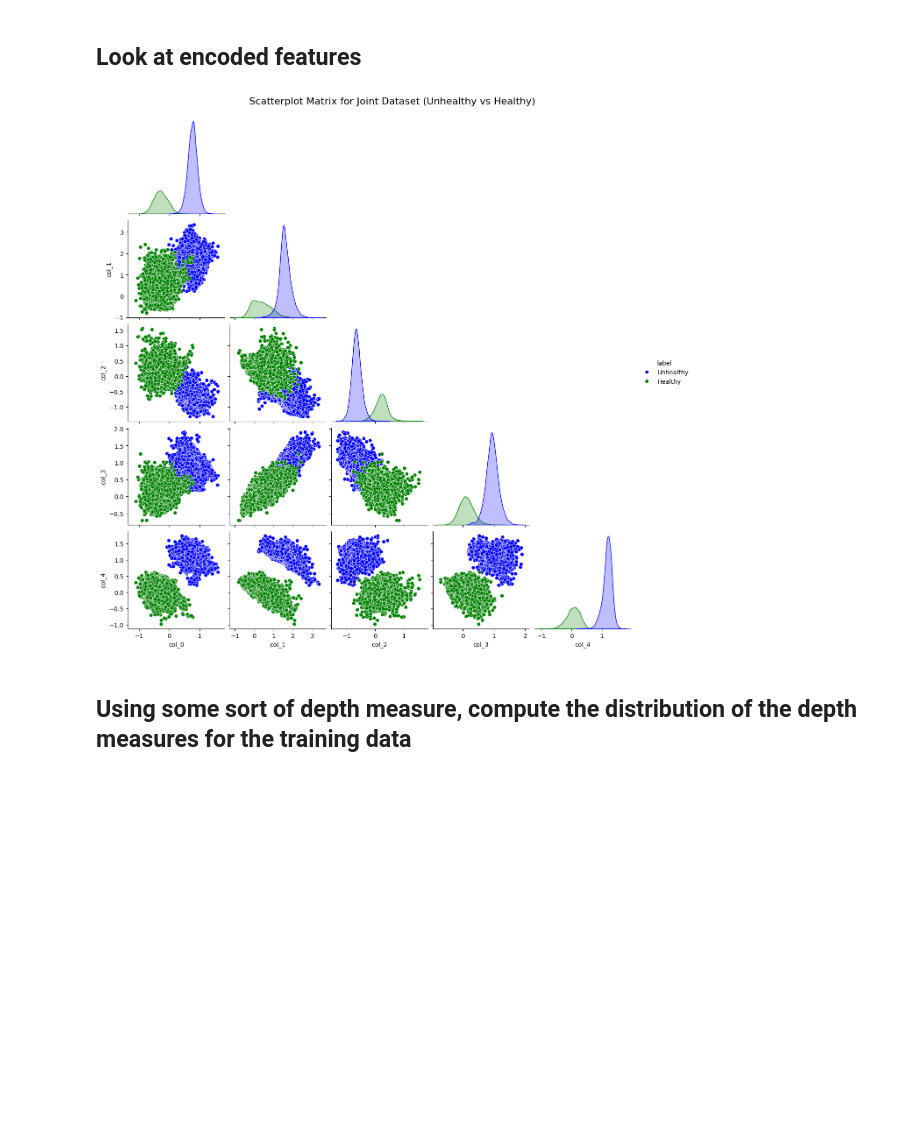
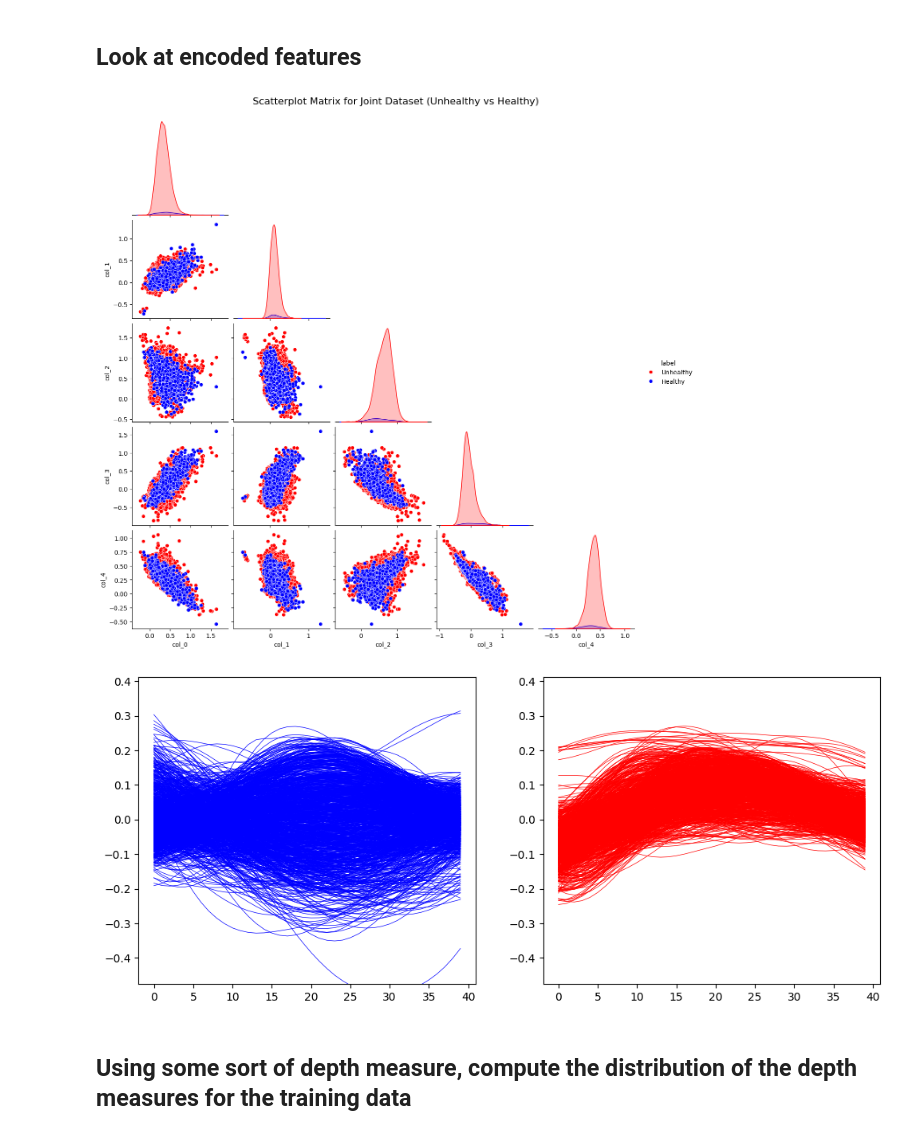
Before and after one commit to PengKuang/team_scalable_timeseries, a Jupyter notebook: model_pipeline.ipynb, the cells around one changed output. Saved outputs shown, nothing was run; the diff lists cells and outputs as text; code cells hidden in the pictures; blank space fills up the shorter version.

```diff
--- a/model_pipeline.ipynb
+++ b/model_pipeline.ipynb
@@ -235,9 +264,13 @@ plt.show()
 # %%
 encoded_healthy = model.encode(x).squeeze(1).detach().numpy()
 
+# subject_id_subset_knee = GRF_Annotation[GRF_Annotation['CLASS_LABEL'] == 'K']['SUBJECT_ID'].unique()
 subject_id_subset_knee = GRF_Annotation[GRF_Annotation['CLASS_LABEL'] == 'K']['SUBJECT_ID'].unique()
 unhealthy_patients = GRF_F_V_PRO_right[GRF_F_V_PRO_right['SUBJECT_ID'].isin(subject_id_subset_knee)]
-unhealthy_patients_tensor = torch.tensor(unhealthy_patients.iloc[:,3:].values, dtype=torch.float32).unsqueeze(1)
+temp_df = unhealthy_patients.iloc[:,3:] - pointwise_mean
+temp_df = temp_df.iloc[:, mask == 1]
+# temp_df = temp_df.T.apply(lambda v: v*mask).T
+unhealthy_patients_tensor = torch.tensor(temp_df.values, dtype=torch.float32).unsqueeze(1)
 encoded_unhealthy = model.encode(unhealthy_patients_tensor).squeeze(1).detach().numpy()
 
 encoded_unhealthy_df = pd.DataFrame(encoded_unhealthy, columns=[f"col_{i}" for i in range(encoded_unhealthy.shape[1])])
@@ -262,12 +295,28 @@ encoded_healthy_df['label'] = 'Healthy'
 joint_dataset = pd.concat([encoded_unhealthy_df, encoded_healthy_df], ignore_index=True)
 
 def scatterplot_matrix_with_labels(data, title):
-    g = sns.pairplot(data, diag_kind="kde", hue='label', corner=True, palette={"Unhealthy": "blue", "Healthy": "green"})
+    g = sns.pairplot(data, diag_kind="kde", hue='label', corner=True, palette={"Unhealthy": "red", "Healthy": "blue"})
     plt.suptitle(title, y=1.02, fontsize=16)
     plt.show()
 
 scatterplot_matrix_with_labels(joint_dataset, title="Scatterplot Matrix for Joint Dataset (Unhealthy vs Healthy)")
 # %% [output]
-[figure, old version]
+[figure, new version]
+# %%
+subset_indices = np.random.choice(min([x.shape[0], temp_df.shape[0]]), 1000, replace=False)
+
+fig, axes = plt.subplots(1, 2, figsize=(12, 5))
+
+axes[0].plot(x[subset_indices, 0, :].detach().numpy().T, c='blue', linewidth=0.5)
+axes[0].legend([], frameon=False)
+axes[0].set_ylim([np.min(temp_df.values), np.max(temp_df.values)])
+
+axes[1].plot(temp_df.values[subset_indices, :].T, c='red', linewidth=0.5)
+axes[1].legend([], frameon=False)
+axes[1].set_ylim([np.min(temp_df.values), np.max(temp_df.values)])
+
+plt.show()
+# %% [output]
+[figure, added]
 # %% [markdown]
 ## Using some sort of depth measure, compute the distribution of the depth measures for the training data
```
Also changed, not shown: parts of 14 cells of this notebook.
